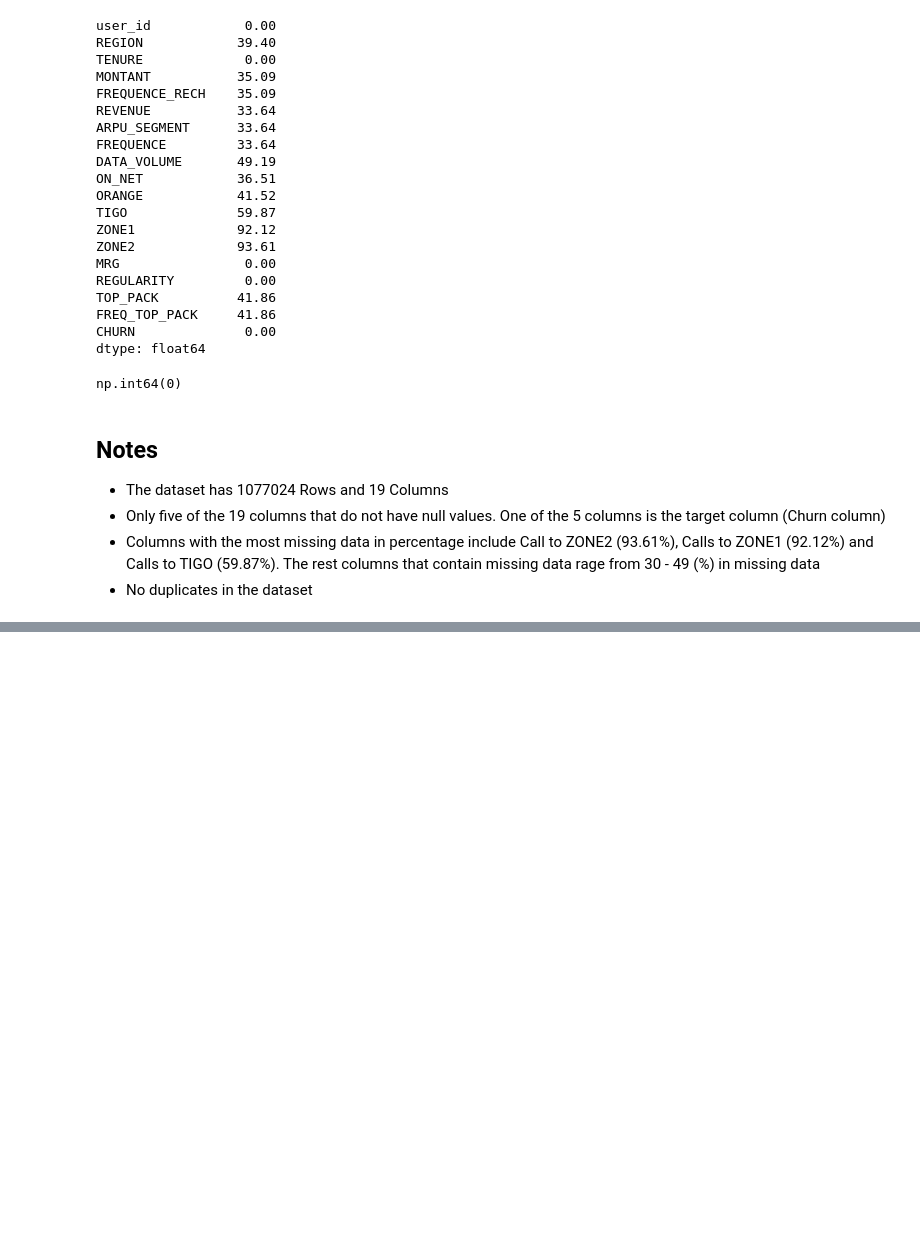
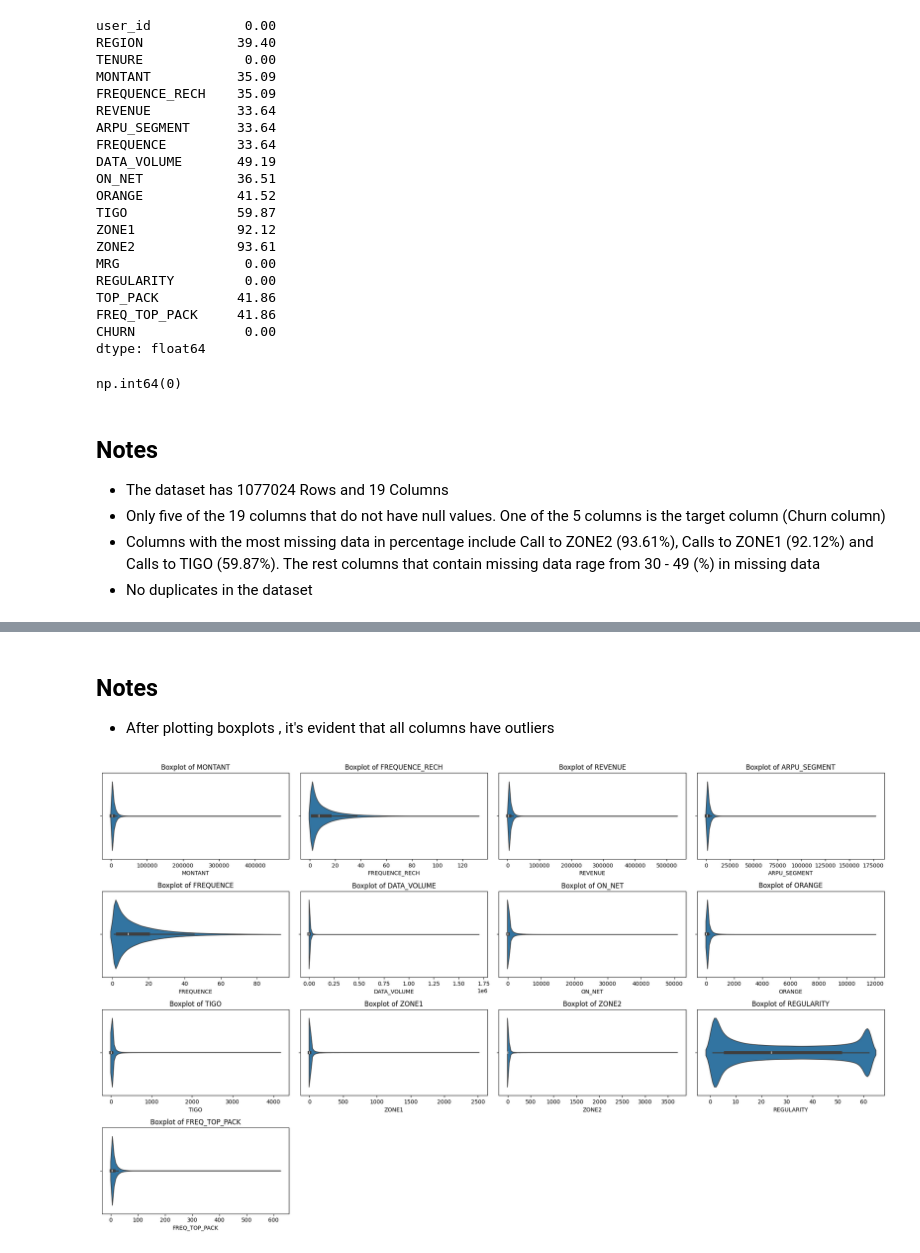
Before and after one commit to murithidenisgitobu/Customer-Churn-Prediction-Challenge-For-Azubian, a Jupyter notebook: Notebook/Notebook.ipynb, the cells around one changed output, grey strips where cells are left out. Saved outputs shown, nothing was run; the diff lists cells and outputs as text; code cells hidden in the pictures; blank space fills up the shorter version.

```diff
--- a/Notebook/Notebook.ipynb
+++ b/Notebook/Notebook.ipynb
@@ -201,0 +256,23 @@ np.int64(0)
+# %% [markdown]
+## **Notes**
+- After plotting boxplots , it's evident that all columns have outliers
+# %%
+# Create subplots
+fig, axes = plt.subplots(ncols=4,
+                         nrows=(len(num_cols) + 4 - 1) // 4,
+                         figsize=(20, 4 * 3))
+axes = axes.flatten()
+
+# Loop through each numerical column and create a histogram
+for i, col in enumerate(num_cols):
+    sns.violinplot(data=df, x=col, ax=axes[i])
+    axes[i].set_title(f'Boxplot of {col}')
+
+# Hide any remaining unused subplots
+for j in range(len(num_cols), len(axes)):
+    axes[j].axis('off')
+
+plt.tight_layout()
+plt.show()
+# %% [output]
+[figure, added]
```
Also changed, not shown: parts of 8 cells of this notebook.
